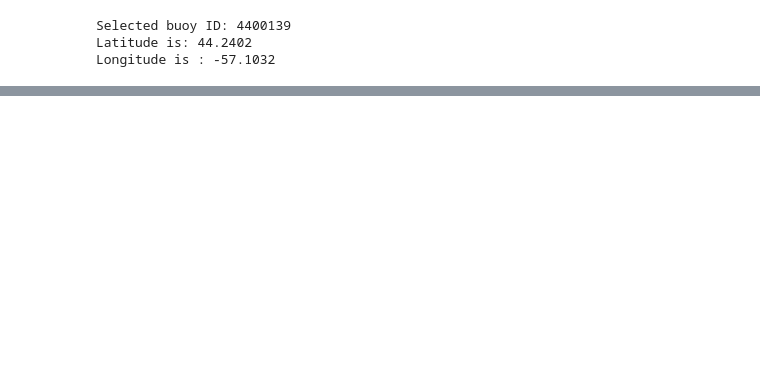
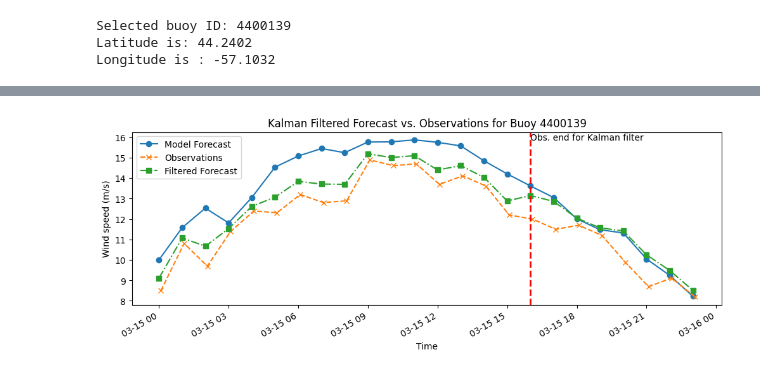
Before and after one commit to jclary-31/Wave_forecast_postprocessing, a Jupyter notebook: Wave.ipynb, the cells around one changed output, grey strips where cells are left out. Cells and saved outputs as stored; diff of their text form; code cells hidden in the pictures; blank space fills up the shorter version.

```diff
--- a/Wave.ipynb
+++ b/Wave.ipynb
@@ -1626,0 +1657,89 @@ array([10.35890138])
+# %%
+
+#### consider some virtual observation after end of observation
+
+
+#initiation
+x_0 = forecasts[0]#initial state estimate
+P_0 = 0.1 #initial state covariance
+F = 1 #state transition model
+H = 1 #observation model
+Q = np.nanvar(np.diff(forecasts)) #process noise covariance
+
+# forecast is defined by horizon whereas obs is on 'what kalman filter see', and they began at the same time
+R = np.nanvar(observations[:end_step] - forecasts[:end_step]) #measurement noise covariance
+
+print(f"Initial State Estimate (x_0): {x_0}")
+print(f"Initial State Covariance (P_0): {P_0}")
+print(f"State Transition Model (F): {F}")
+print(f"Observation Model (H): {H}")
+print(f"Process Noise Covariance (Q): {Q}")
+print(f"Measurement Noise Covariance (R): {R}")
+
+
+# Instantiate a KalmanFilter object
+kf = KalmanFilter(dim_x=1, dim_z=1) # dim_x is the dimension of the state, dim_z is the dimension of the measurement
+
+# Initialize Kalman filter
+kf.x = np.array([x_0])  # Initial state estimate
+kf.P = np.array([P_0]) # Initial state covariance
+kf.F = np.array([F])  # State transition matrix
+kf.H = np.array([[H]])  # Measurement function # 'convert state int measurement'
+kf.Q = np.array([[Q]])  # Process noise covariance
+kf.R = np.array([[R]])  # Measurement noise covariance
+
+
+#store the Kalman-filtered estimates
+kf_states = []
+kf_times = []
+
+for i in range(num_steps):
+
+    # Update the predicted state (kf.x) to be the current forecast
+    kf.x = np.array(forecasts[i])
+
+
+    # Kalman filter prediction based on previous state
+    kf.predict()
+
+
+    # Kalman Filter update with measurement
+    if i < end_step:#len(observations):
+      obs_actual = observations[i]
+      kf.update(np.array(obs_actual))# update only if obs
+    else:
+      wei_obs=1/(1+i-end_step)# this is not the best 1/m is harsh # just to try something
+      kf.update(np.array(
+                np.nansum(
+                    [obs_actual *wei_obs,  kf.x[0]]
+                    )/(1+wei_obs)
+                    )
+                    ) # here I update mix last obs+forecast
+
+
+    kf_states.append(kf.x)
+    kf_times.append(forecast_data['time'].isel(time=i).values)
+
+
+print(kf.x)
+print(kf_states[0:4])
+
+
+fig, ax = plt.subplots(figsize=(12, 4))
+ax.plot(forecast_data['time'], forecasts, label='Model Forecast', marker='o', linestyle='-')
+ax.plot(observed_data['time'], observations, label='Observations', marker='x', linestyle='--')
+ax.plot(kf_times, kf_states, label='Filtered Forecast', marker='s', linestyle='-.')
+
+# Plot vertical line showing 'end of observations'
+plt.axvline(x=kf_times[end_step], color='r', linestyle='--', linewidth=2)
+ax.text(kf_times[end_step],np.max(forecasts),'Obs. end for Kalman filter')
+
+ax.set_title(f'Kalman Filtered Forecast vs. Observations for Buoy {buoy_id}')
+ax.set_xlabel('Time')
+ax.set_ylabel('Wind speed (m/s)')
+ax.legend(loc='upper left')
+
+
+# Auto-format x-axis dates to prevent overlap
+fig.autofmt_xdate()
+# %% [output]
@@ -1627,3 +1754,4 @@ array([10.35890138])
+[figure, added]
 # %%
 ### create a multi dimensional kalman filter #
 #############THIS IS FILTER ########
```
Also changed, not shown: parts of 39 cells of this notebook.
